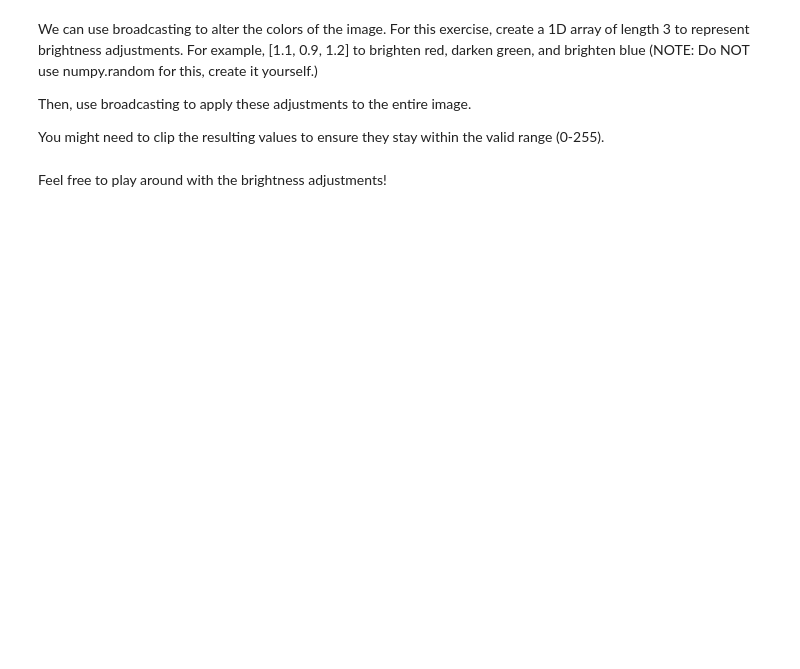
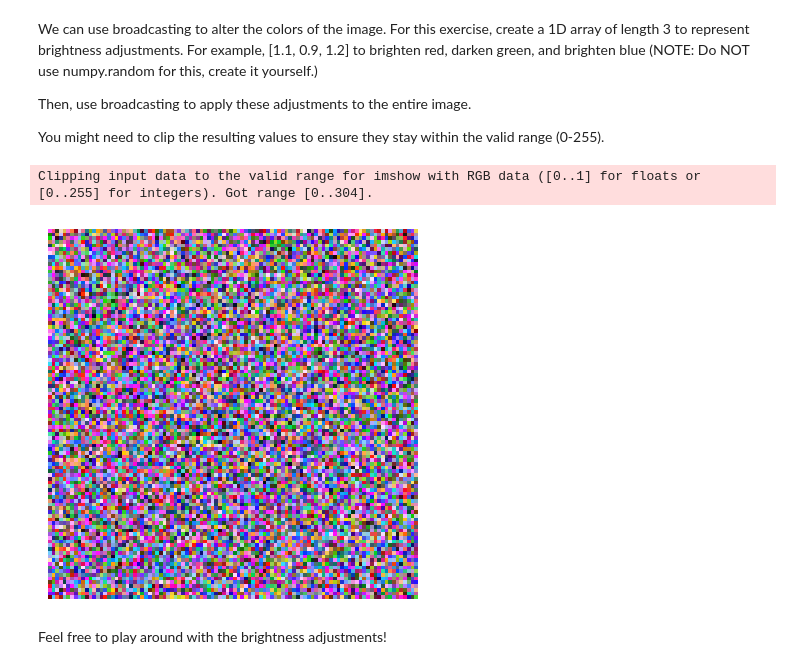
Before and after one commit to albhoe/701_assignments, a Jupyter notebook: homework03/assignment3.ipynb, the cells around one changed output. Cells and saved outputs as stored; diff of their text form; code cells hidden in the pictures; blank space fills up the shorter version.

```diff
--- a/homework03/assignment3.ipynb
+++ b/homework03/assignment3.ipynb
@@ -155,16 +212,19 @@ You might need to clip the resulting values to ensure they stay within the valid
 # %%
 from copy import deepcopy
 
 changed_image = deepcopy(random_image)
 
-brightness_adjustments = ...
+brightness_adjustments = [1.1,0.9,1.2]
 
-changed_image = ...
+changed_image = changed_image * brightness_adjustments
 
 changed_image = changed_image.astype(int)
 plt.imshow(changed_image)
 plt.axis('off')
 plt.show()
+# %% [output]
+Clipping input data to the valid range for imshow with RGB data ([0..1] for floats or [0..255] for integers). Got range [0..304].
+[figure, added]
 # %% [markdown]
 Feel free to play around with the brightness adjustments!
 # %%
```
Also changed, not shown: parts of 26 cells of this notebook, 8 other files.
